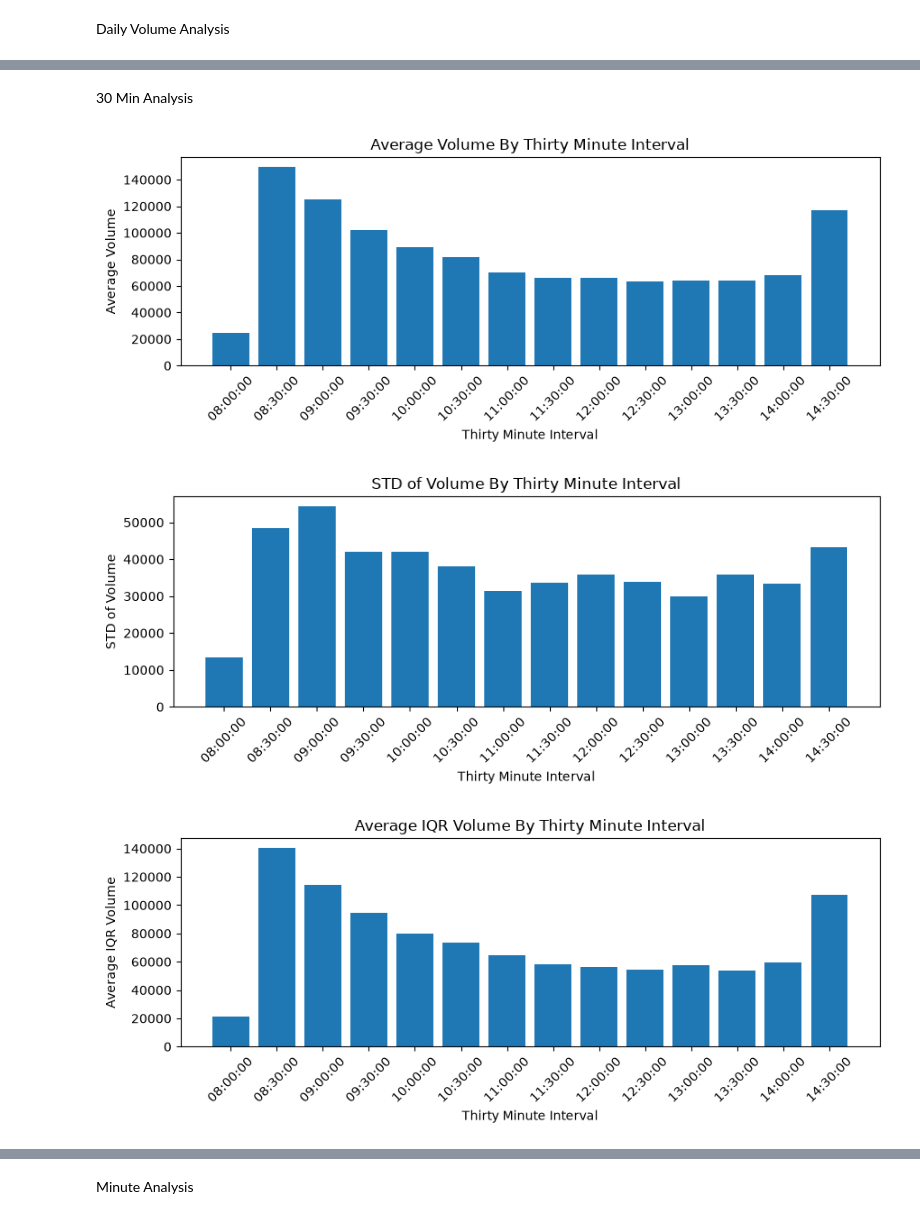
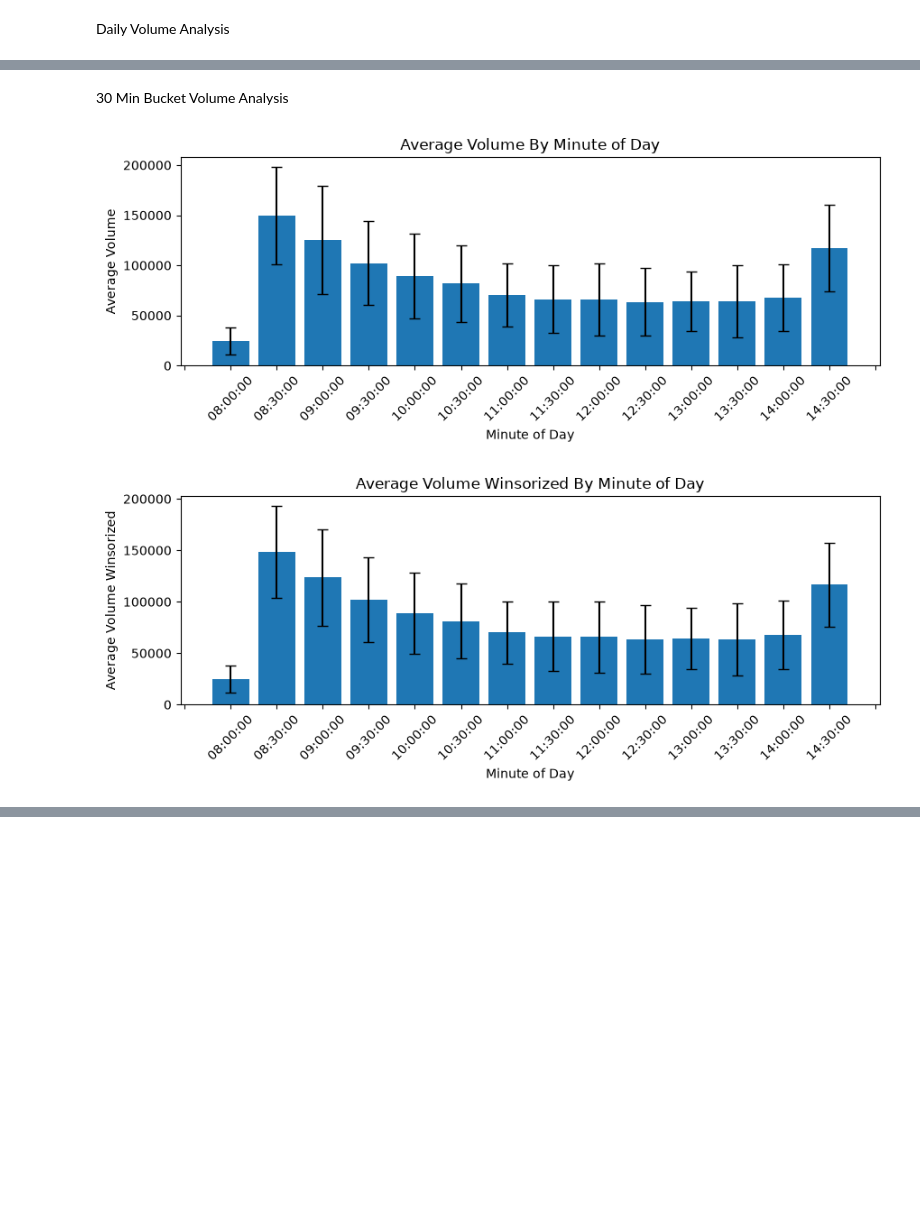
Before and after one commit to dogaha/technical-analysis, a Jupyter notebook: analysis/notebooks/01_volume.ipynb, the cells around one changed output, grey strips where cells are left out. Cells and saved outputs as stored; diff of their text form; code cells hidden in the pictures; blank space fills up the shorter version.

```diff
--- a/analysis/notebooks/01_volume.ipynb
+++ b/analysis/notebooks/01_volume.ipynb
@@ -26,4 +24,6 @@ df_hr = pd.read_sql(query_hr,engine)
 df_day = pd.read_sql(query_day,engine)
 # %% [markdown]
 Daily Volume Analysis
+# %%
+df_day = utils.add_winsorized_col(df_day,'volume')
 # %%
@@ -48,14 +67,13 @@ utils.frequency_hist(df_day,'total_volume',30,'Daily Volume')
 # %% [markdown]
-30 Min Analysis
+30 Min Bucket Volume Analysis
 # %%
-agg_30_volume, agg_IQR_30_volume = utils.aggregate_by_time(df_30,'bar_time','total_volume')
+df_30 = utils.add_winsorized_col(df_30,'volume')
+
+agg_30_volume = utils.descriptive_groupby(df_30,'bar_time','volume')
+agg_30_volume_win = utils.descriptive_groupby(df_30,'bar_time','volume_winsorized')
 # %%
-utils.bar_by_time(agg_30_volume,'mean','Thirty Minute Interval', 'Average Volume')
-utils.bar_by_time(agg_30_volume,'std','Thirty Minute Interval', 'STD of Volume')
-
-utils.bar_by_time(agg_IQR_30_volume,'mean','Thirty Minute Interval', 'Average IQR Volume')
-utils.bar_by_time(agg_IQR_30_volume,'std','Thirty Minute Interval', 'STD of IQR Volume')
+utils.bar_chart(agg_30_volume,'mean','Minute of Day','Average Volume',tickbin=16,yerror=agg_30_volume['std'])
+utils.bar_chart(agg_30_volume_win,'mean','Minute of Day','Average Volume Winsorized',tickbin=16,yerror=agg_30_volume_win['std'])
 # %% [output]
-[figure, old version]
+[figure, new version]
-[figure, old version]
+[figure, new version]
-[figure, removed]
@@ -63,2 +79,0 @@ utils.bar_by_time(agg_IQR_30_volume,'std','Thirty Minute Interval', 'STD of IQR
-# %% [markdown]
-Minute Analysis
```
Also changed, not shown: parts of 10 cells of this notebook, 3 other files.
